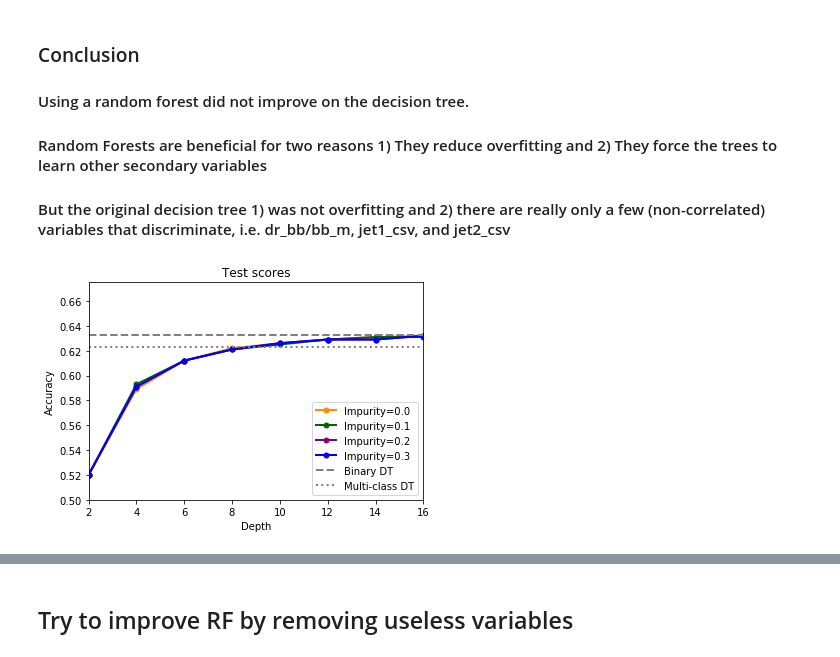
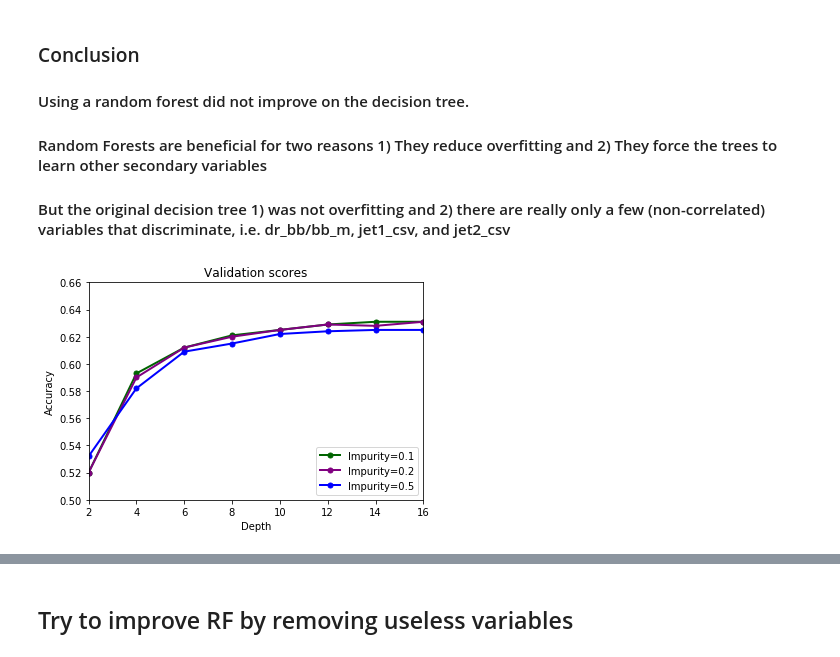
Before and after one commit to RohanBhandari/gs_classifier, a Jupyter notebook: multi-gs_rf_classifier.ipynb, the cells around one changed output, grey strips where cells are left out. Cells and saved outputs as stored; diff of their text form; code cells hidden in the pictures.

```diff
--- a/multi-gs_rf_classifier.ipynb
+++ b/multi-gs_rf_classifier.ipynb
@@ -319,23 +385,24 @@ Validation GS Accuracy: 0.632
 # %%
 ## scores split by impurity
 imp0 = [0.52, 0.589, 0.612, 0.622, 0.626, 0.629, 0.631, 0.632]
 imp1 = [0.52, 0.593, 0.612, 0.621, 0.625, 0.629, 0.631, 0.631]
 imp2 = [0.52, 0.591, 0.612, 0.621, 0.626, 0.629, 0.629, 0.632]
 imp3 = [0.52, 0.590, 0.612, 0.620, 0.625, 0.629, 0.628, 0.631]
+imp5 = [0.532, 0.582, 0.609, 0.615, 0.622, 0.624, 0.625, 0.625]
 
 # Plot train/test scores as a function of depth
-plt.plot(range(2,18,2), imp0, color='darkorange', label = 'Impurity=0.0', lw=2, marker='.', ms=10)
+#plt.plot(range(2,18,2), imp0, color='darkorange', label = 'Impurity=0.0', lw=2, marker='.', ms=10)
 plt.plot(range(2,18,2), imp1, color='darkgreen', label = 'Impurity=0.1', lw=2, marker='.', ms=10)
-plt.plot(range(2,18,2), imp2, color='purple', label = 'Impurity=0.2', lw=2, marker='.', ms=10)
-plt.plot(range(2,18,2), imp2, color='blue', label = 'Impurity=0.3', lw=2, marker='.', ms=10)
-plt.plot([2,16],[0.633,0.633], color='grey', lw = 2, linestyle='--', label='Binary DT')
-plt.plot([2,16],[0.623,0.623], color='grey', lw = 2, linestyle=':', label='Multi-class DT')
+plt.plot(range(2,18,2), imp3, color='purple', label = 'Impurity=0.2', lw=2, marker='.', ms=10)
+plt.plot(range(2,18,2), imp5, color='blue', label = 'Impurity=0.5', lw=2, marker='.', ms=10)
+#plt.plot([2,16],[0.633,0.633], color='grey', lw = 2, linestyle='--', label='Binary DT')
+#plt.plot([2,16],[0.623,0.623], color='grey', lw = 2, linestyle=':', label='Multi-class DT')
 plt.xlim([2,16])
-plt.ylim([0.5, 0.675])
-plt.title('Test scores')
+plt.ylim([0.5, 0.66])
+plt.title('Validation scores')
 plt.xlabel('Depth')
 plt.ylabel('Accuracy')
 plt.legend(loc='lower right')
 plt.show()
 # %% [output]
-[figure, old version]
+[figure, new version]
```
Also changed, not shown: parts of 3 cells of this notebook, 2 other files.
